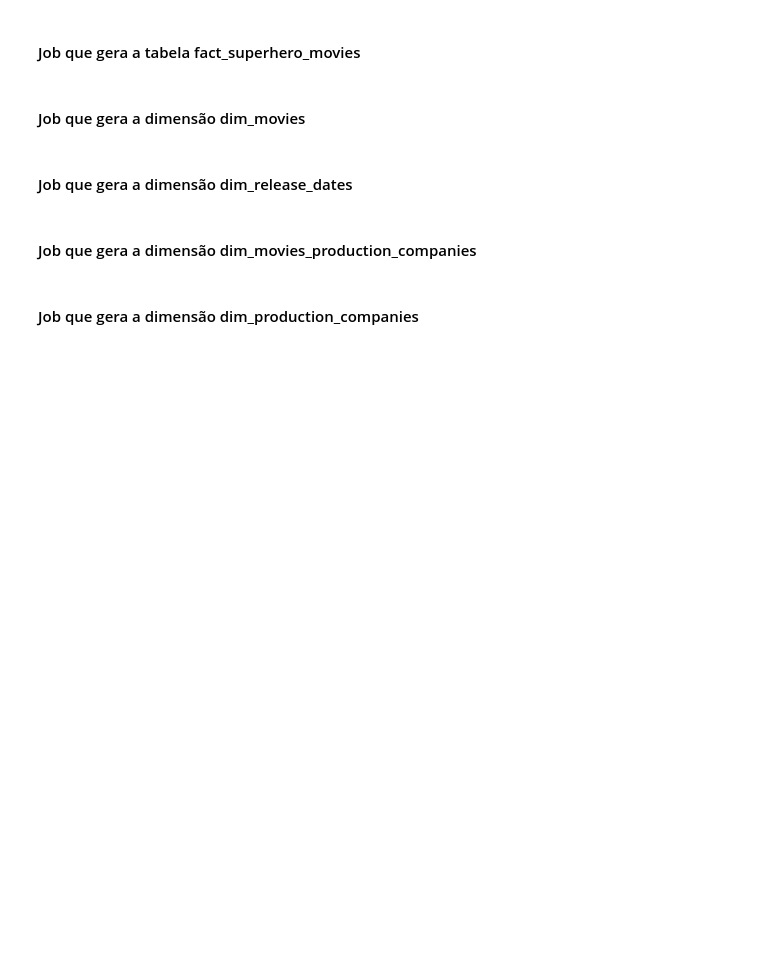
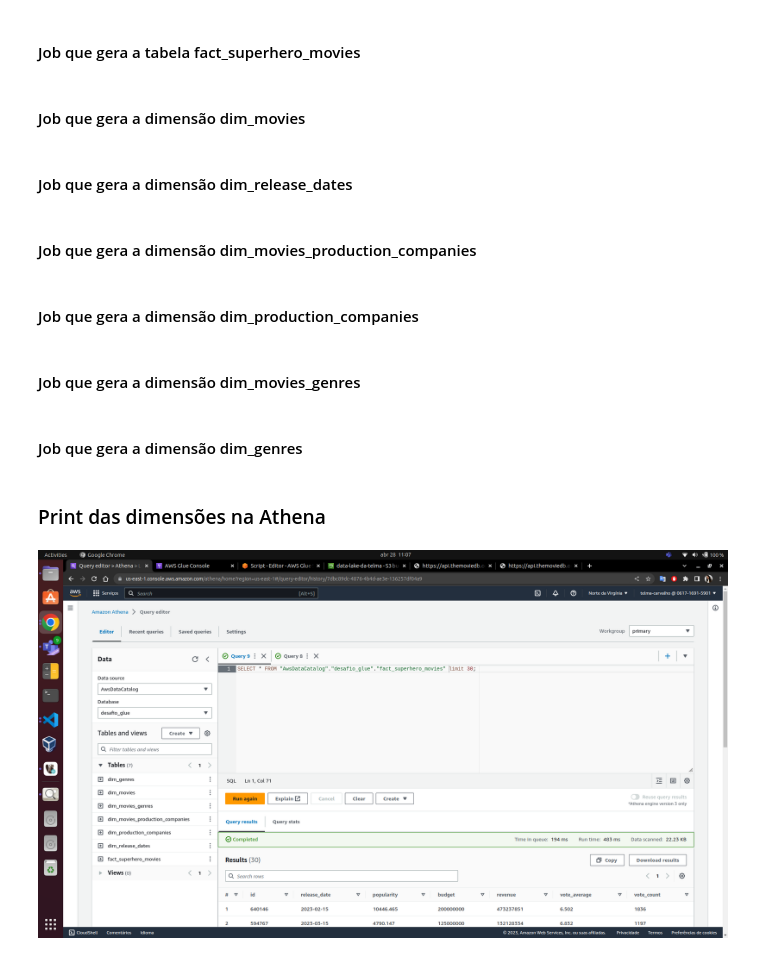
Before and after one commit to telmacarvalho/programa_de_bolsas_compass, a Jupyter notebook: Sprint_9/Desafio_parte_3.ipynb, the cells around one changed output. Drawn from its saved outputs; the diff is of its cells as text; code cells hidden in the pictures; blank space fills up the shorter version.

Commit message:
Adicionando códigos dos jobs e print do Athena da tarefa 5 do desafio

```diff
--- a/Sprint_9/Desafio_parte_3.ipynb
+++ b/Sprint_9/Desafio_parte_3.ipynb
@@ -310,3 +344,5 @@ spark.stop()
+# %% [markdown]
+#### Job que gera a dimensão dim_movies_genres
 # %%
 import sys
 from awsglue.transforms import *
@@ -340,3 +376,5 @@ selected_df.write.format("parquet").save(f"s3://{destination_bucket}/{destinatio
 
 # encerra a sessão Spark
 spark.stop()
+# %% [markdown]
+#### Job que gera a dimensão dim_genres
@@ -342,0 +415,7 @@ spark.stop()
+# %% [markdown]
+### Print das dimensões na Athena
+# %%
+from IPython.display import Image
+Image("Prints/data_refined_zone.png")
+# %% [output]
+[figure, added]
```
Also changed, not shown: parts of 4 cells of this notebook, 4 other files.
